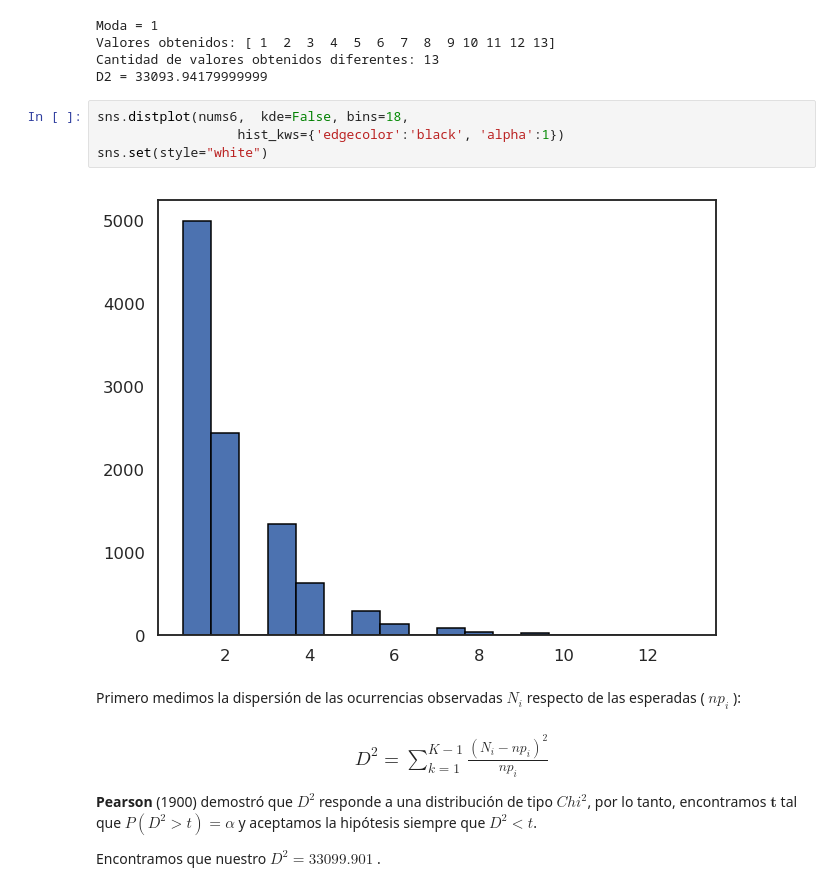
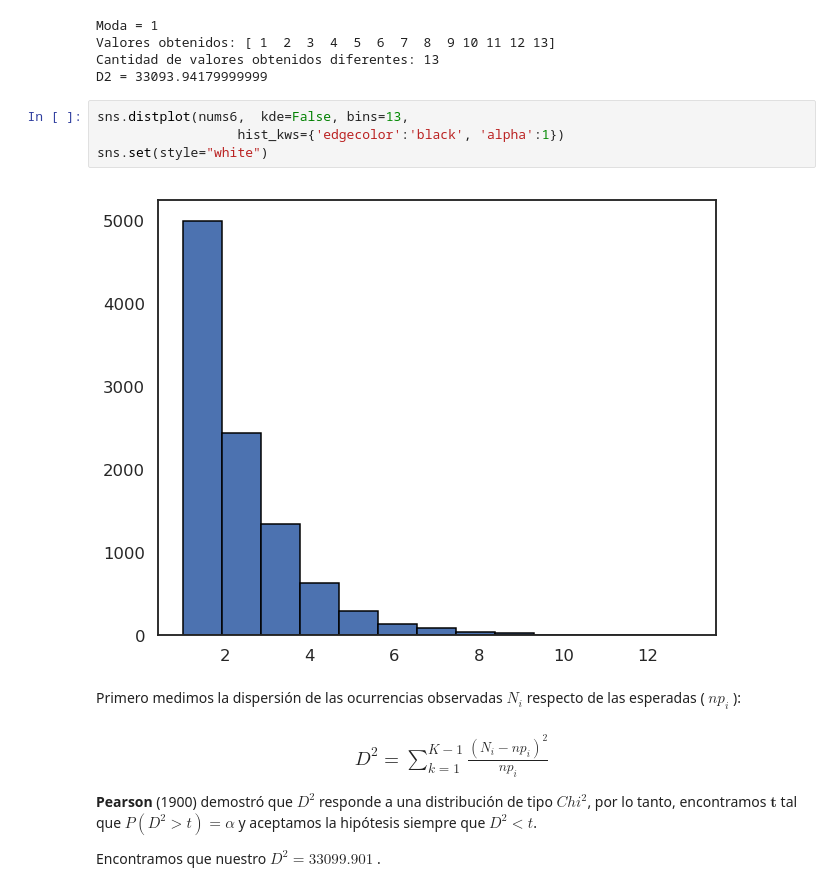
Before and after one commit to victorbravoarroyo/Simulacion, a Jupyter notebook: notebook.ipynb, the cells around one changed output. Saved outputs shown, nothing was run; the diff lists cells and outputs as text.

Commit message:
cambio en los bins de los histogramas para visualizarlos mejor

```diff
--- a/notebook.ipynb
+++ b/notebook.ipynb
@@ -406,11 +400,11 @@ Valores obtenidos: [ 1  2  3  4  5  6  7  8  9 10 11 12 13]
 Cantidad de valores obtenidos diferentes: 13
 D2 = 33093.94179999999
 # %%
-sns.distplot(nums6,  kde=False, bins=18,
+sns.distplot(nums6,  kde=False, bins=13,
                   hist_kws={'edgecolor':'black', 'alpha':1})
 sns.set(style="white")
 # %% [output]
-[figure, old version]
+[figure, new version]
 # %% [markdown]
 Primero medimos la dispersión de las ocurrencias observadas $N_{i}$ respecto de las esperadas ( $np_{i}$ ):
 
```
Also changed, not shown: parts of 5 cells of this notebook.
